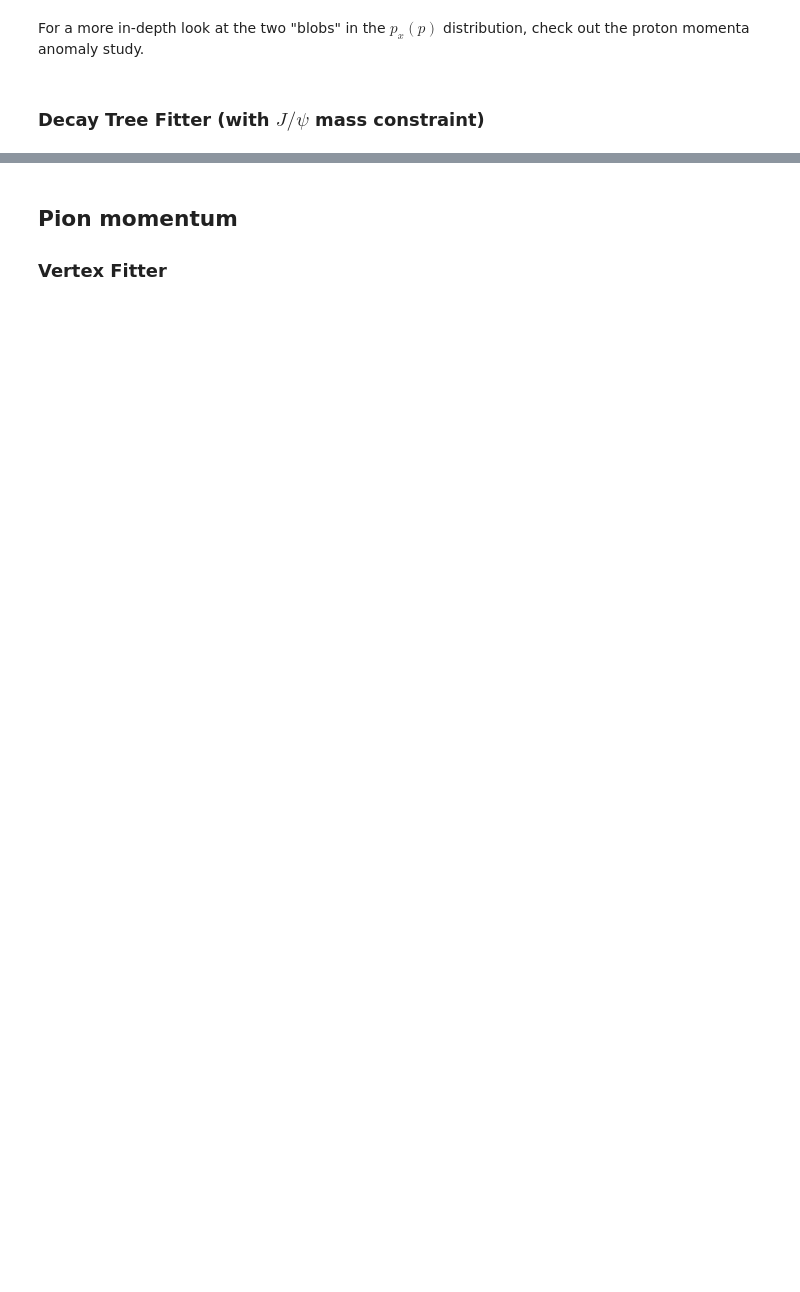
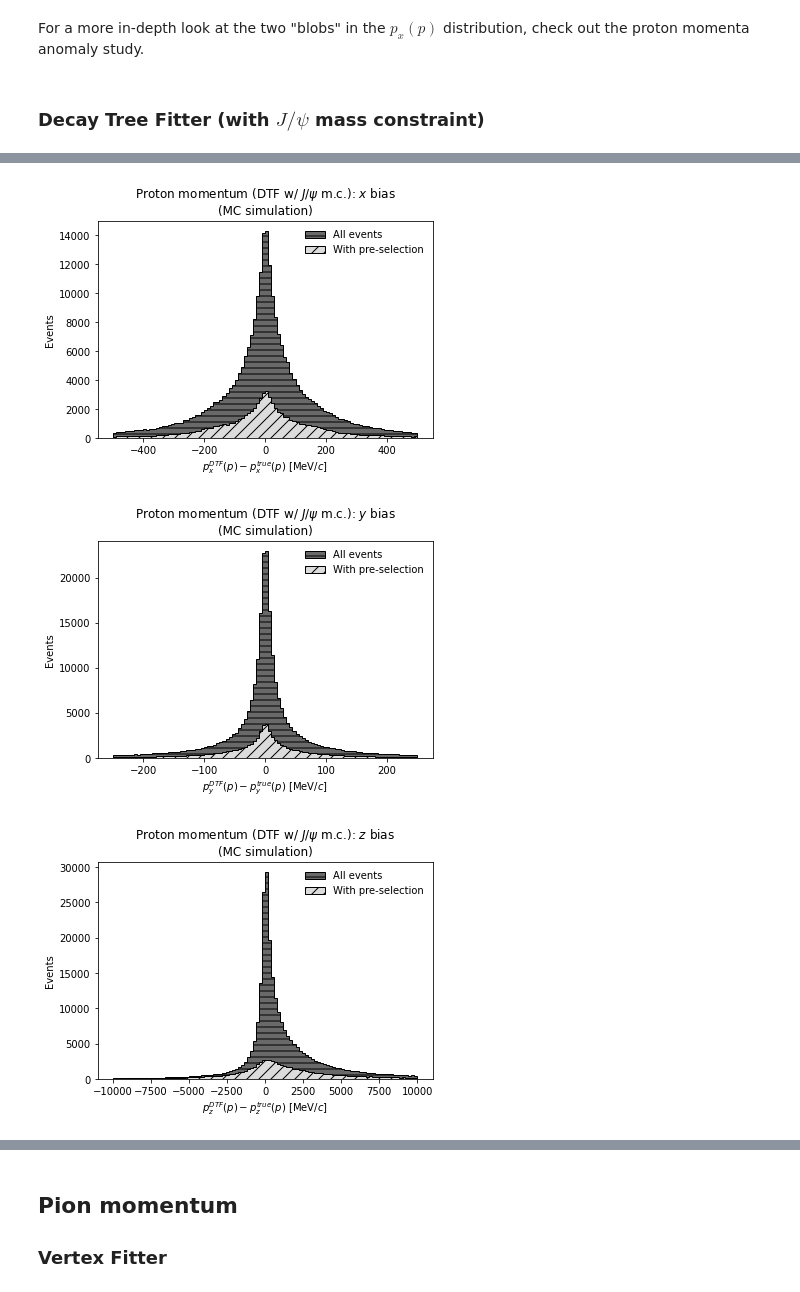
Before and after one commit to alatios/lb2jpsil_preliminary-variable-studies, a Jupyter notebook: 01_explore_simulation.ipynb, the cells around one changed output, grey strips where cells are left out. Drawn from its saved outputs; the diff is of its cells as text; code cells hidden in the pictures; blank space fills up the shorter version.

```diff
--- a/01_explore_simulation.ipynb
+++ b/01_explore_simulation.ipynb
@@ -681,0 +762,31 @@ for comp in ['x', 'y', 'z']:
+# %%
+component_to_x_range = {
+    'x': (-500, 500),
+    'y': (-250, 250),
+    'z': (-1e4, 1e4)
+}
+
+plot_parameters = {
+    ## Particle stuff
+    'particle_name_for_title': 'Proton',
+    'particle_name_for_filename': 'proton',
+    'particle_symbol_for_label': 'p',
+    'particle_identifier_for_df': 'p',
+    'component_to_x_range': component_to_x_range,
+    'momentum_type': 'DTF',
+    ## Plot stuff
+    'binning': 100,
+    'zero_vline': False,
+    'log_scale': False,
+    'show_title': show_titles,
+    'black_and_white': bw,
+    'show_grid': show_grid,
+    'scientific_notation': False,
+    'show_no_cuts': show_no_cuts,
+}
+
+plot_particle_momenta_bias(**plot_parameters)
+# %% [output]
+[figure, added]
+[figure, added]
+[figure, added]
```
Also changed, not shown: parts of 20 cells of this notebook.
